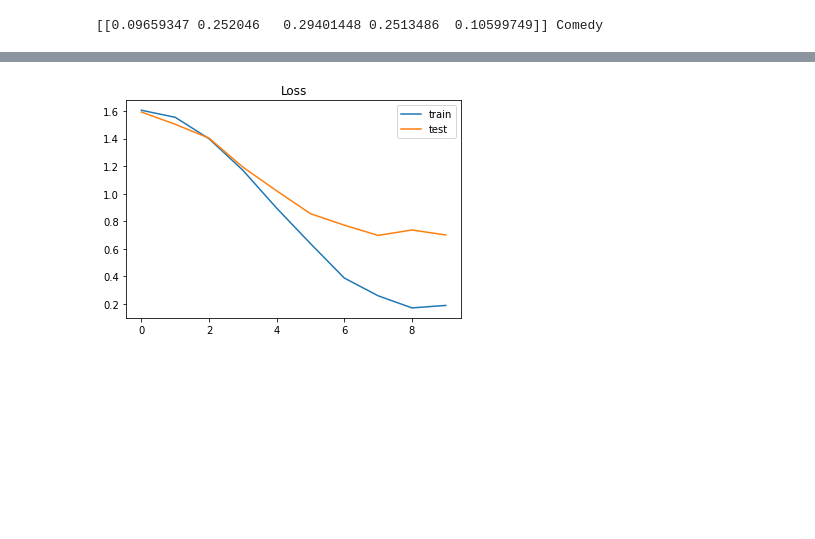
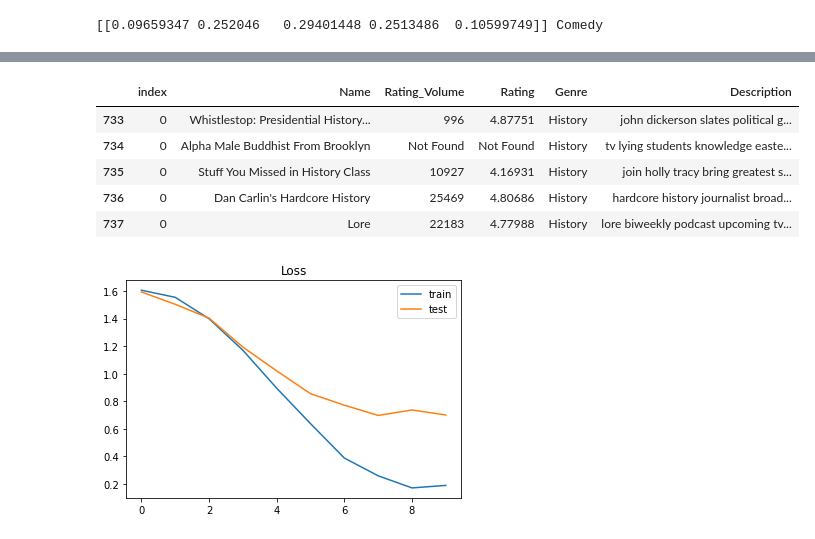
Before and after one commit to sijan67/OMOU, a Jupyter notebook: Models/podcastRecommendation.ipynb, the cells around one changed output, grey strips where cells are left out. Saved outputs shown, nothing was run; the diff lists cells and outputs as text; code cells hidden in the pictures; blank space fills up the shorter version.

```diff
--- a/Models/podcastRecommendation.ipynb
+++ b/Models/podcastRecommendation.ipynb
@@ -349,3 +372,12 @@ print(pred, labels[np.argmax(pred)])
+# %%
+recommend1
+# %% [output]
+|  | index | Name | Rating_Volume | Rating | Genre | Description |
+| 733 | 0 | Whistlestop: Presidential History... | 996 | 4.87751 | History | john dickerson slates political g... |
+| 734 | 0 | Alpha Male Buddhist From Brooklyn | Not Found | Not Found | History | tv lying students knowledge easte... |
+| 735 | 0 | Stuff You Missed in History Class | 10927 | 4.16931 | History | join holly tracy bring greatest s... |
+| 736 | 0 | Dan Carlin's Hardcore History | 25469 | 4.80686 | History | hardcore history journalist broad... |
+| 737 | 0 | Lore | 22183 | 4.77988 | History | lore biweekly podcast upcoming tv... |
 # %%
 import matplotlib.pyplot as plt
 plt.title('Loss')
```
Also changed, not shown: parts of 6 cells of this notebook.
